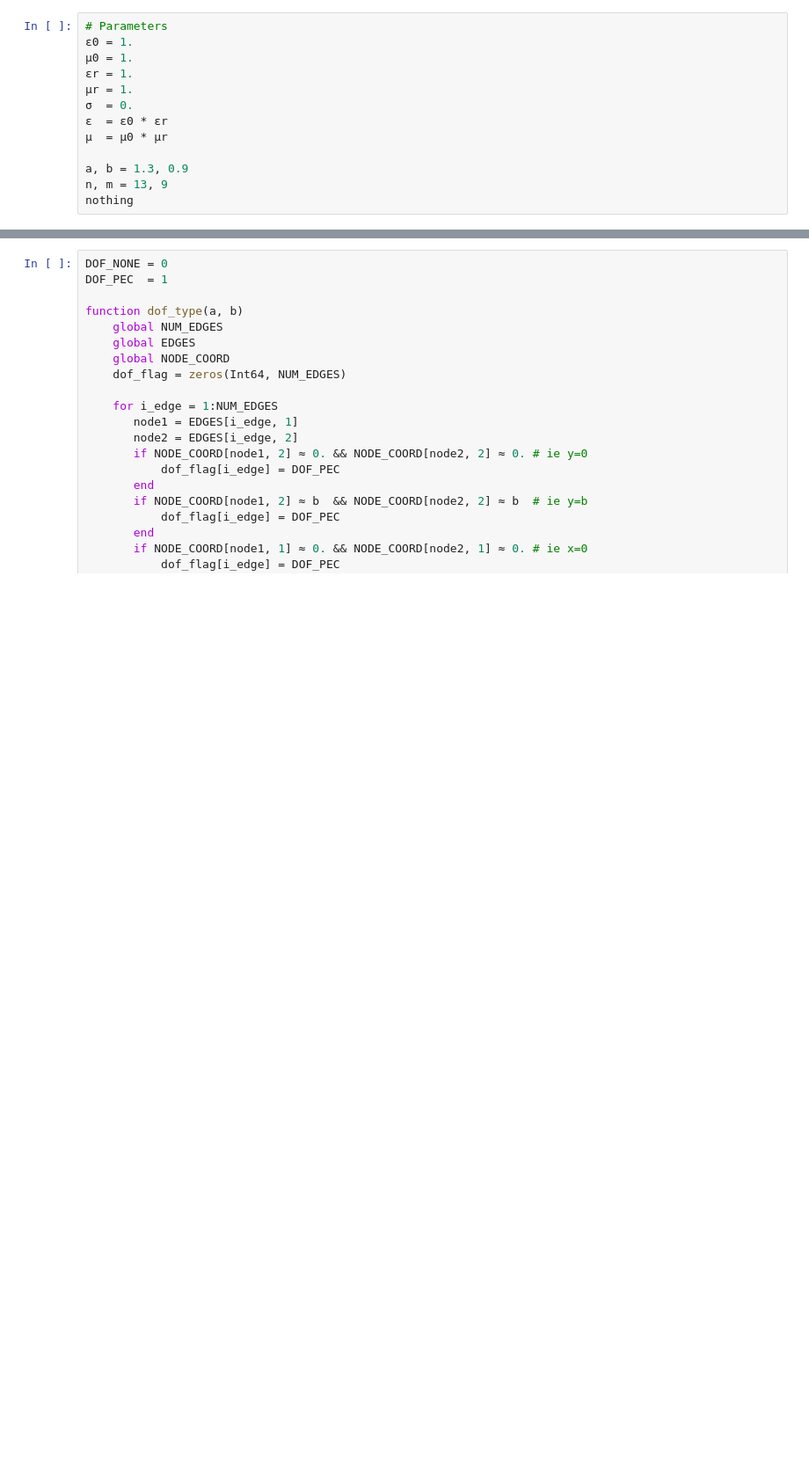
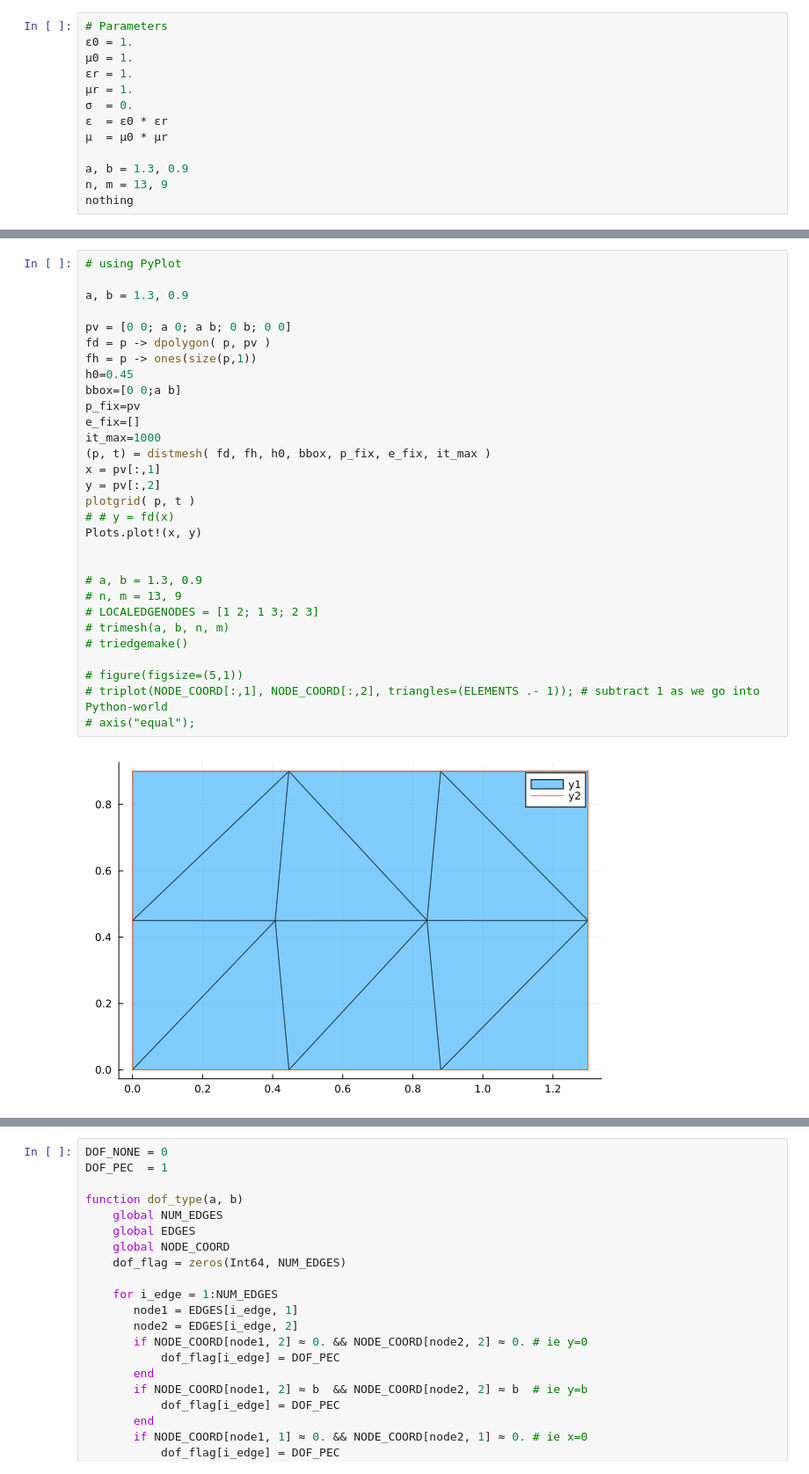
Before and after one commit to dkacperski97/eigenmode-fem, a Jupyter notebook: rylander2000.ipynb, the cells around one changed output, grey strips where cells are left out. Shown at 88% size. Saved outputs shown, nothing was run; the diff lists cells and outputs as text; blank space fills up the shorter version.

```diff
--- a/rylander2000.ipynb
+++ b/rylander2000.ipynb
@@ -167,0 +133,32 @@ triangles=(ELEMENTS .- 1)
+# %%
+# using PyPlot
+
+a, b = 1.3, 0.9
+
+pv = [0 0; a 0; a b; 0 b; 0 0]
+fd = p -> dpolygon( p, pv )
+fh = p -> ones(size(p,1))
+h0=0.45
+bbox=[0 0;a b]
+p_fix=pv
+e_fix=[]
+it_max=1000
+(p, t) = distmesh( fd, fh, h0, bbox, p_fix, e_fix, it_max )
+x = pv[:,1]
+y = pv[:,2]
+plotgrid( p, t )
+# # y = fd(x)
+Plots.plot!(x, y)
+
+
+# a, b = 1.3, 0.9
+# n, m = 13, 9
+# LOCALEDGENODES = [1 2; 1 3; 2 3]
+# trimesh(a, b, n, m)
+# triedgemake()
+
+# figure(figsize=(5,1))
+# triplot(NODE_COORD[:,1], NODE_COORD[:,2], triangles=(ELEMENTS .- 1)); # subtract 1 as we go into Python-world
+# axis("equal");
+# %% [output]
+[figure, added]
```
Also changed, not shown: parts of 13 cells of this notebook, 6 other files.
